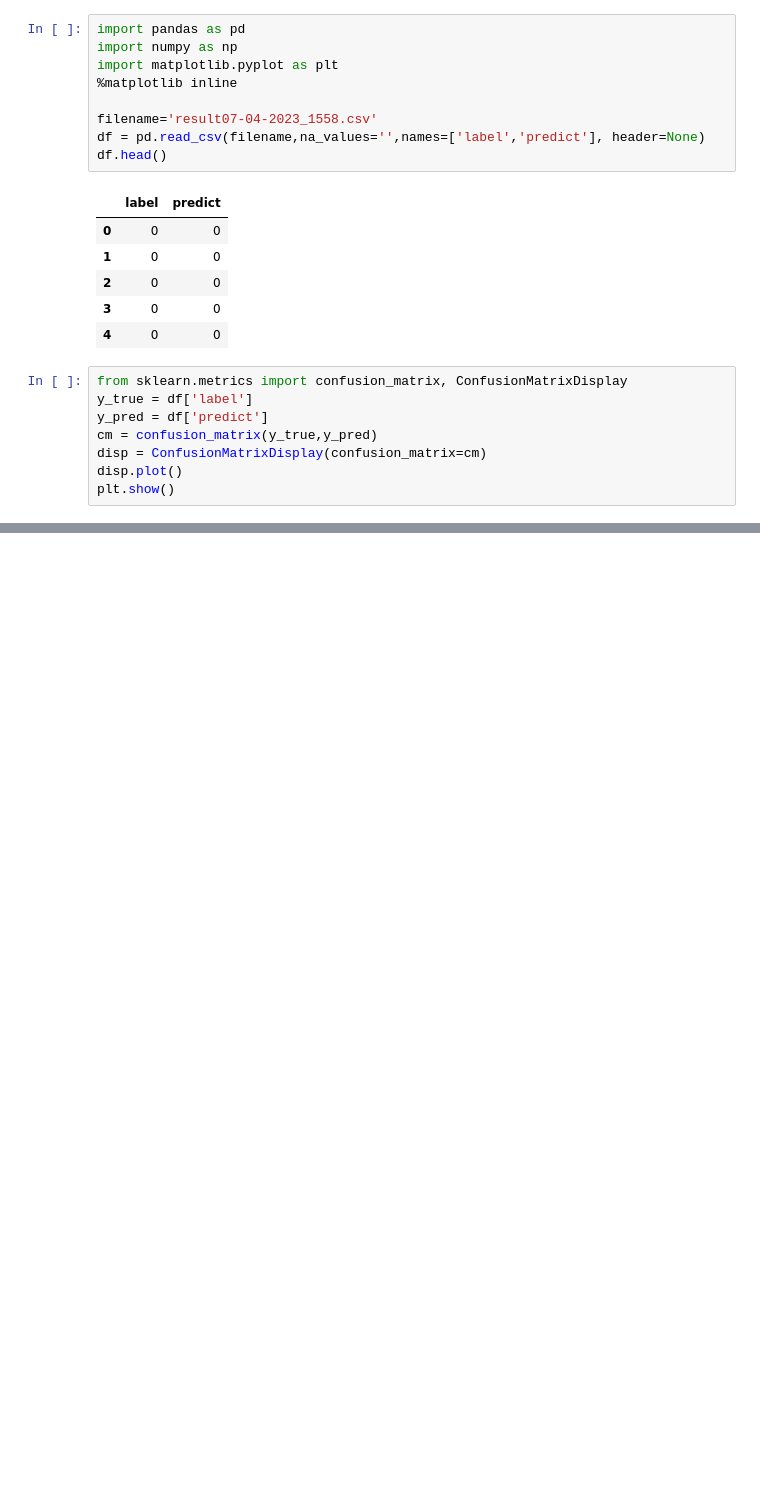
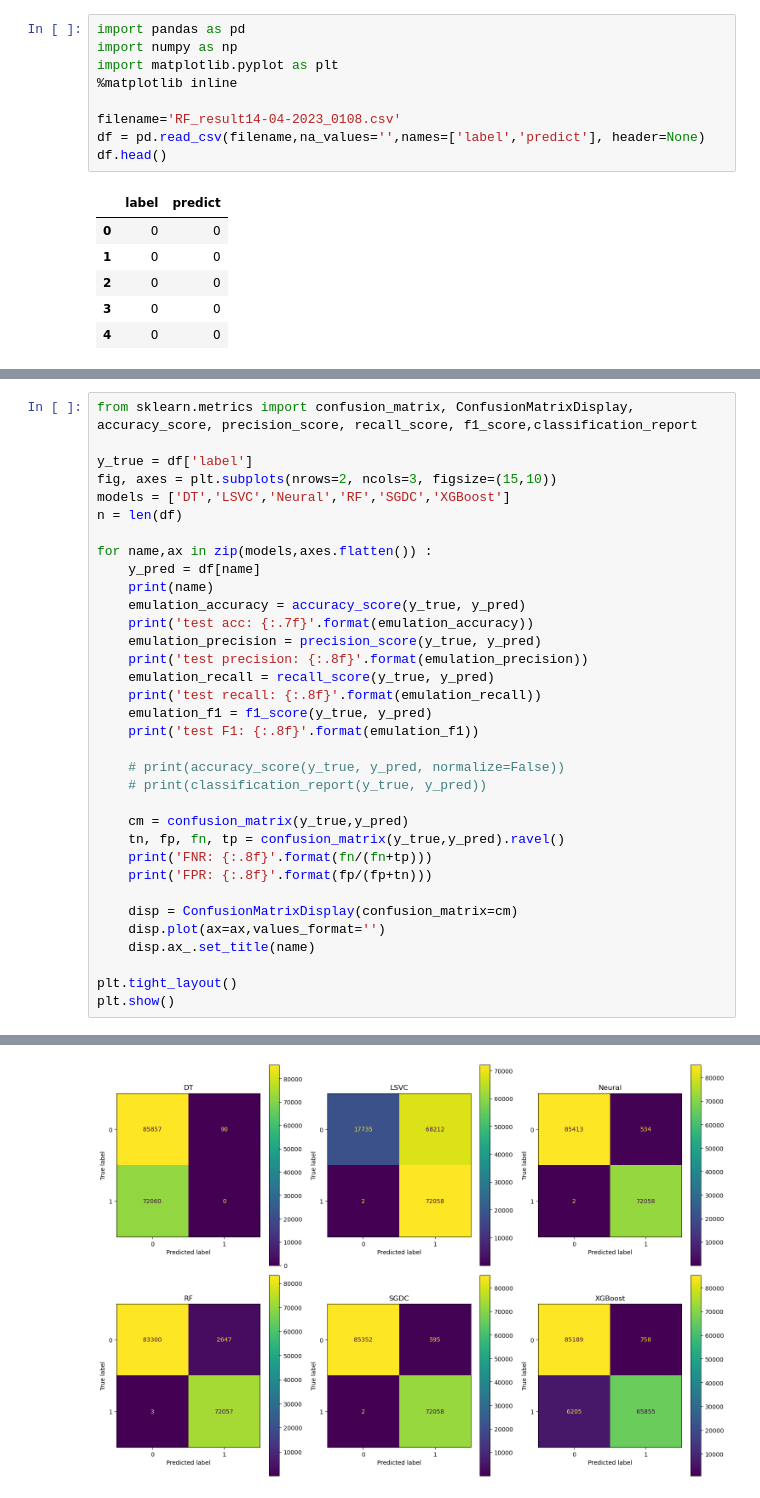
Before and after one commit to NLag/IDSF_Python, a Jupyter notebook: jupyter-notebook/result_analyse.ipynb, the cells around one changed output, grey strips where cells are left out. Cells and saved outputs as stored; diff of their text form; blank space fills up the shorter version.

```diff
--- a/jupyter-notebook/result_analyse.ipynb
+++ b/jupyter-notebook/result_analyse.ipynb
@@ -4,7 +20,7 @@ import numpy as np
 import matplotlib.pyplot as plt
 %matplotlib inline
 
-filename='result07-04-2023_1558.csv'
+filename='RF_result14-04-2023_0108.csv'
 df = pd.read_csv(filename,na_values='',names=['label','predict'], header=None)
 df.head()
 # %% [output]
@@ -14,11 +30,3 @@ df.head()
 | 2 | 0 | 0 |
 | 3 | 0 | 0 |
 | 4 | 0 | 0 |
-# %%
-from sklearn.metrics import confusion_matrix, ConfusionMatrixDisplay
-y_true = df['label']
-y_pred = df['predict']
-cm = confusion_matrix(y_true,y_pred)
-disp = ConfusionMatrixDisplay(confusion_matrix=cm)
-disp.plot()
-plt.show()
@@ -26,0 +33,35 @@ plt.show()
+# %%
+from sklearn.metrics import confusion_matrix, ConfusionMatrixDisplay, accuracy_score, precision_score, recall_score, f1_score,classification_report
+
+y_true = df['label']
+fig, axes = plt.subplots(nrows=2, ncols=3, figsize=(15,10))
+models = ['DT','LSVC','Neural','RF','SGDC','XGBoost']
+n = len(df)
+
+for name,ax in zip(models,axes.flatten()) :
+    y_pred = df[name]
+    print(name)
+    emulation_accuracy = accuracy_score(y_true, y_pred)
+    print('test acc: {:.7f}'.format(emulation_accuracy))
+    emulation_precision = precision_score(y_true, y_pred)
+    print('test precision: {:.8f}'.format(emulation_precision))
+    emulation_recall = recall_score(y_true, y_pred)
+    print('test recall: {:.8f}'.format(emulation_recall))
+    emulation_f1 = f1_score(y_true, y_pred)
+    print('test F1: {:.8f}'.format(emulation_f1))
+
+    # print(accuracy_score(y_true, y_pred, normalize=False))
+    # print(classification_report(y_true, y_pred))
+
+    cm = confusion_matrix(y_true,y_pred)
+    tn, fp, fn, tp = confusion_matrix(y_true,y_pred).ravel()
+    print('FNR: {:.8f}'.format(fn/(fn+tp)))
+    print('FPR: {:.8f}'.format(fp/(fp+tn)))
+
+    disp = ConfusionMatrixDisplay(confusion_matrix=cm)
+    disp.plot(ax=ax,values_format='')
+    disp.ax_.set_title(name)
+
+plt.tight_layout()
+plt.show()
+# %% [output]
@@ -27,3 +85,4 @@ plt.show()
+[figure, added]
 # %%
 from sklearn.metrics import classification_report,accuracy_score
 
```
Also changed, not shown: parts of 5 cells of this notebook.
